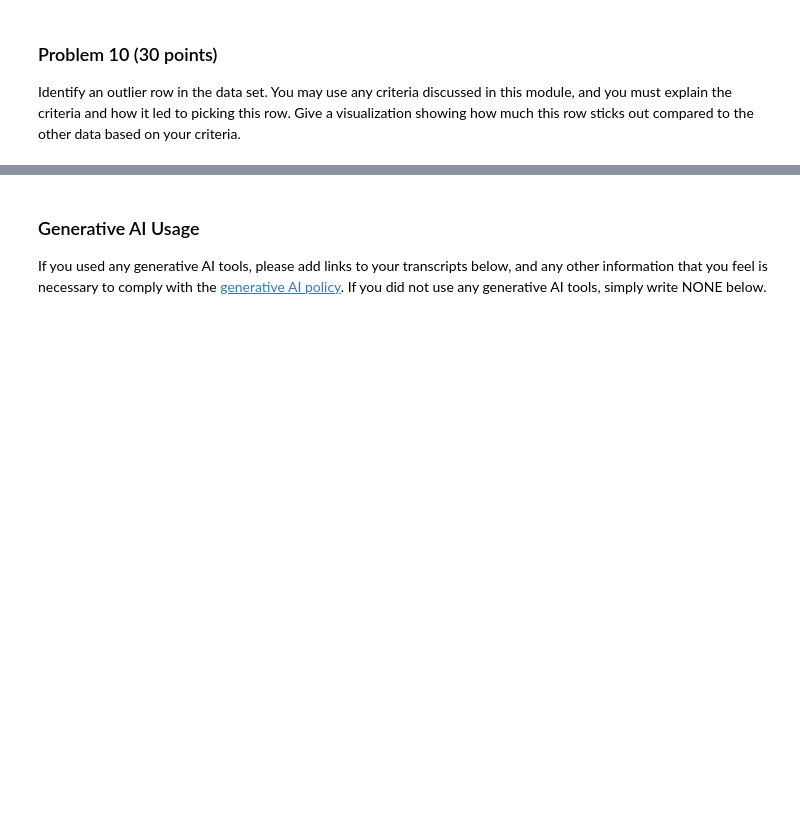
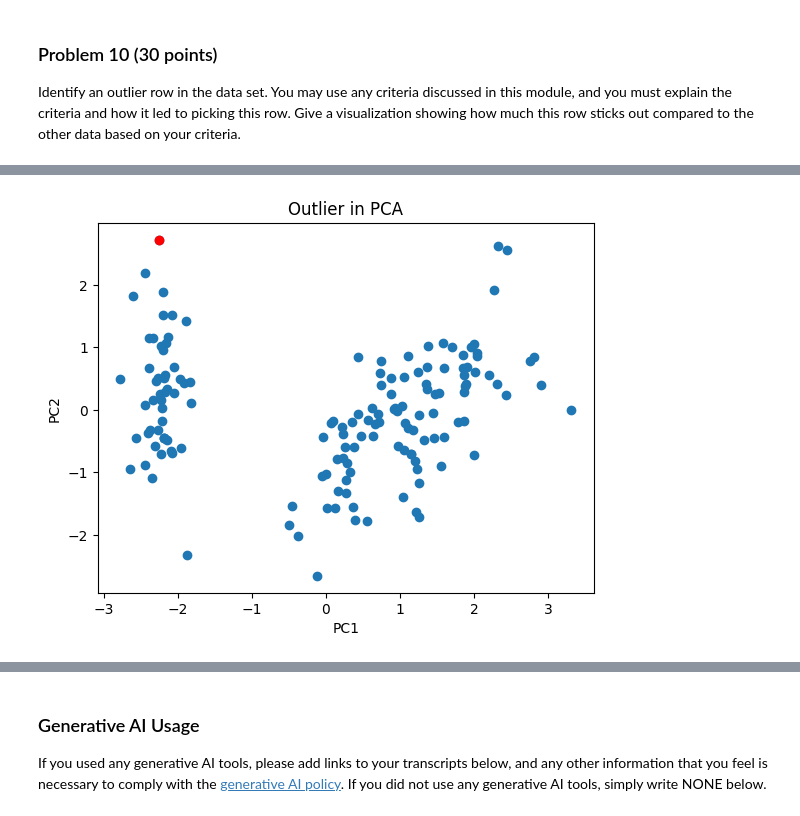
Before and after one commit to nmaldon1/dx601-final-project, a Jupyter notebook: project.ipynb, the cells around one changed output, grey strips where cells are left out. Cells and saved outputs as stored; diff of their text form; code cells hidden in the pictures; blank space fills up the shorter version.

```diff
--- a/project.ipynb
+++ b/project.ipynb
@@ -307,0 +365,16 @@ YOUR ANSWERS HERE
+# %%
+x = df.drop(columns=['target']).values
+
+x_mean = x.mean(axis=0)
+x_std = x.std(axis=0)
+x_scaled = (x - x_mean) / x_std
+
+pca = PCA(n_components=2)
+z = pca.fit_transform(x_scaled)
+
+center = z.mean(axis=0)
+distance = np.linalg.norm(z - center, axis=1)
+
+outlier = np.argmax(distance)
+print(outlier)
+print(df.iloc[outlier])
@@ -307,0 +389,10 @@ YOUR ANSWERS HERE
+# %%
+plt.figure()
+plt.scatter(z[:,0], z[:,1])
+plt.scatter(z[outlier, 0], z[outlier, 1], color='red')
+plt.xlabel("PC1")
+plt.ylabel("PC2")
+plt.title("Outlier in PCA")
+plt.show()
+# %% [output]
+[figure, added]
```
Also changed, not shown: parts of 21 cells of this notebook.
